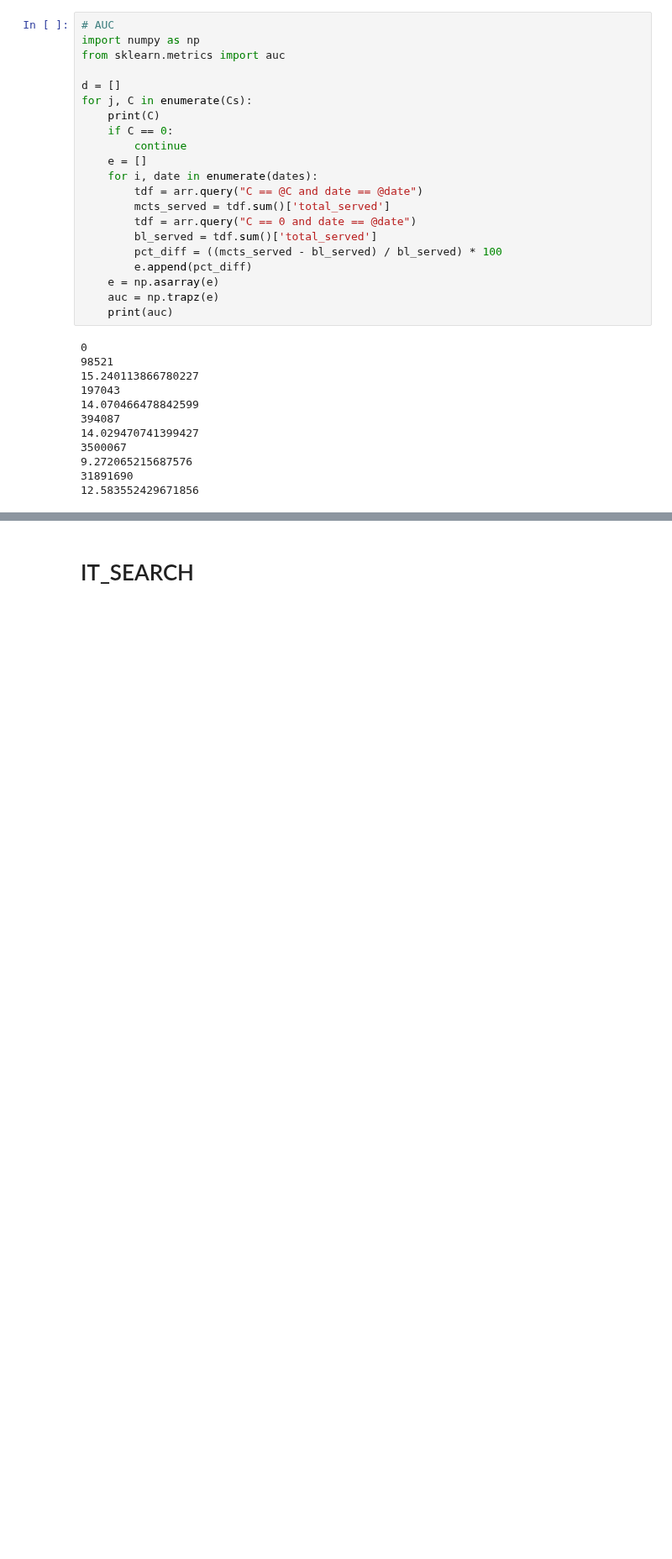
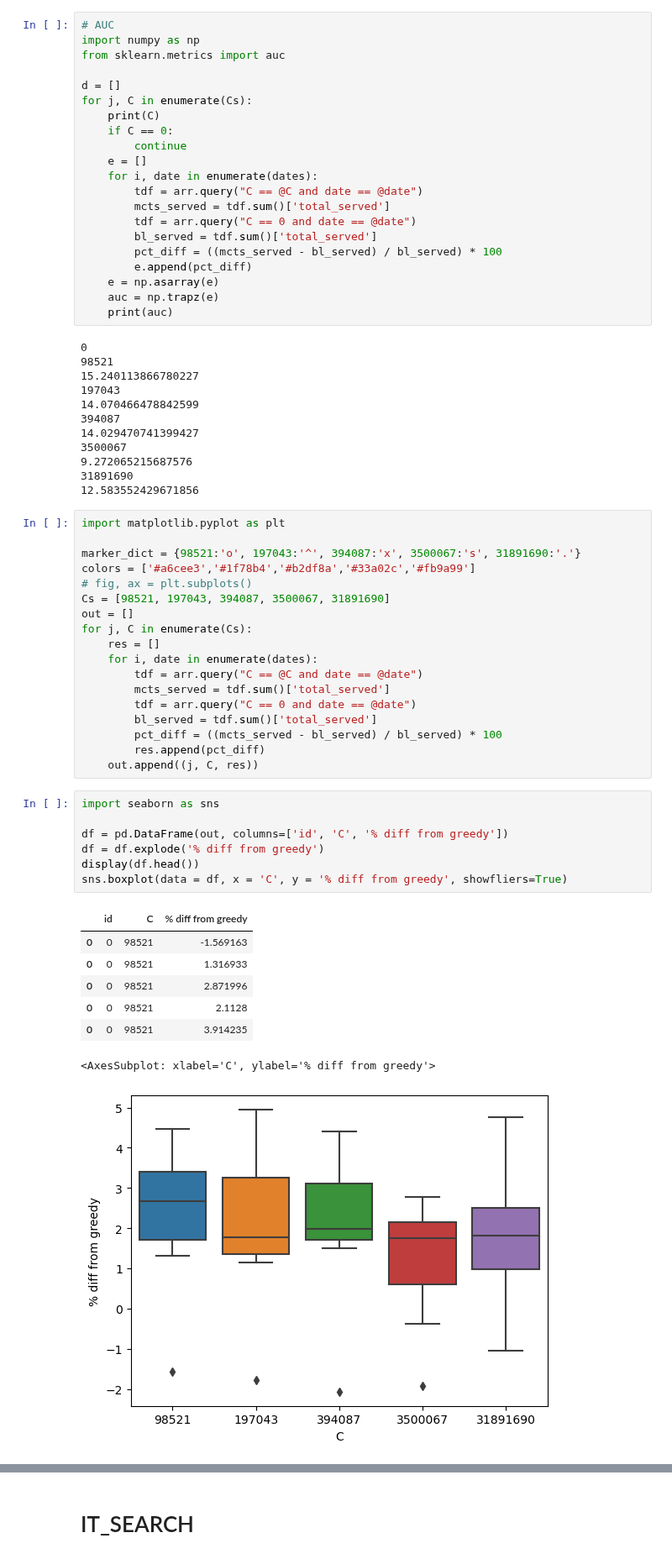
Before and after one commit to jptalusan/ICCPS_stationing, a Jupyter notebook: data_analysis/hyperparam_search_new.ipynb, the cells around one changed output, grey strips where cells are left out. Shown at 84% size. Saved outputs shown, nothing was run; the diff lists cells and outputs as text; blank space fills up the shorter version.

Commit message:
Data analysis files commit Modified or added notebooks.

```diff
--- a/data_analysis/hyperparam_search_new.ipynb
+++ b/data_analysis/hyperparam_search_new.ipynb
@@ -196,4 +196,38 @@ for j, C in enumerate(Cs):
 9.272065215687576
 31891690
 12.583552429671856
+# %%
+import matplotlib.pyplot as plt
+
+marker_dict = {98521:'o', 197043:'^', 394087:'x', 3500067:'s', 31891690:'.'}
+colors = ['#a6cee3','#1f78b4','#b2df8a','#33a02c','#fb9a99']
+# fig, ax = plt.subplots()
+Cs = [98521, 197043, 394087, 3500067, 31891690]
+out = []
+for j, C in enumerate(Cs):
+    res = []
+    for i, date in enumerate(dates):
+        tdf = arr.query("C == @C and date == @date")
+        mcts_served = tdf.sum()['total_served']
+        tdf = arr.query("C == 0 and date == @date")
+        bl_served = tdf.sum()['total_served']
+        pct_diff = ((mcts_served - bl_served) / bl_served) * 100
+        res.append(pct_diff)
+    out.append((j, C, res))
+# %%
+import seaborn as sns
+
+df = pd.DataFrame(out, columns=['id', 'C', '% diff from greedy'])
+df = df.explode('% diff from greedy')
+display(df.head())
+sns.boxplot(data = df, x = 'C', y = '% diff from greedy', showfliers=True)
+# %% [output]
+|  | id | C | % diff from greedy |
+| 0 | 0 | 98521 | -1.569163 |
+| 0 | 0 | 98521 | 1.316933 |
+| 0 | 0 | 98521 | 2.871996 |
+| 0 | 0 | 98521 | 2.1128 |
+| 0 | 0 | 98521 | 3.914235 |
+<AxesSubplot: xlabel='C', ylabel='% diff from greedy'>
+[figure, added]
 # %%
```
Also changed, not shown: parts of 4 cells of this notebook, 6 other files.
